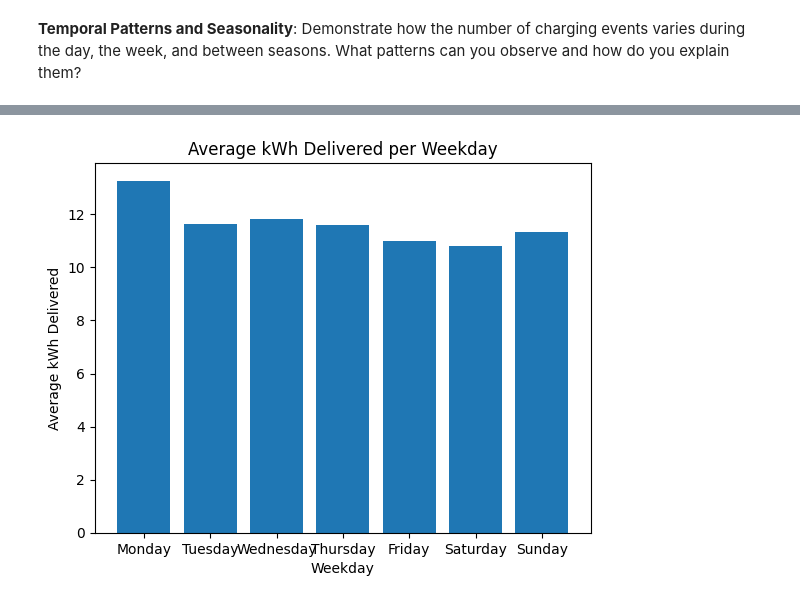
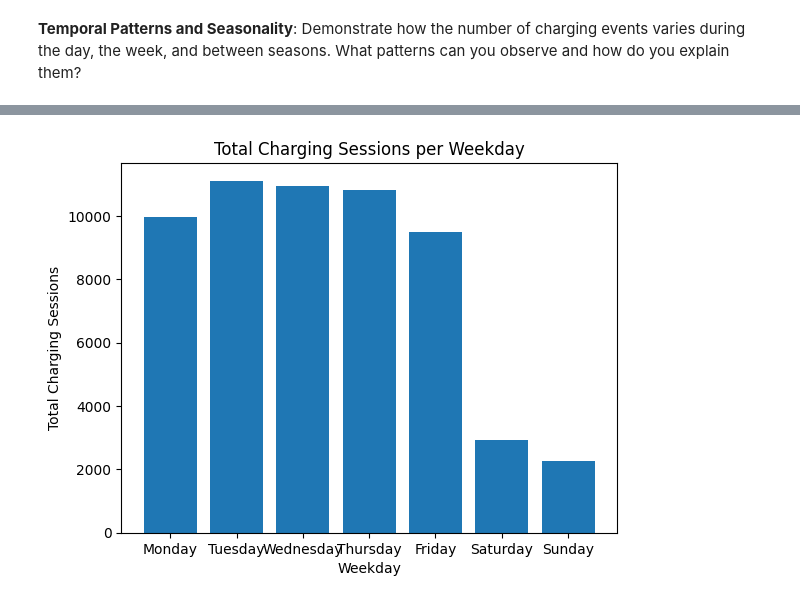
Before and after one commit to S0PEX/AA_Team_9_WS23, a Jupyter notebook: temporal_patterns_seasonality.ipynb, the cells around one changed output, grey strips where cells are left out. Drawn from its saved outputs; the diff is of its cells as text; code cells hidden in the pictures.

Commit message:
refactor: add some new temporal patterns and calculate missing data

```diff
--- a/temporal_patterns_seasonality.ipynb
+++ b/temporal_patterns_seasonality.ipynb
@@ -53,19 +77,12 @@ plt.show()
 # %%
-df_exploration['weekday'] = df_exploration.index.day_name()
-
-# Specify the order of weekdays
 weekday_order = [
     'Monday', 'Tuesday', 'Wednesday', 'Thursday', 'Friday', 'Saturday', 'Sunday'
 ]
-
-# Calculate average kWhDelivered per weekday and order the result
-average_per_weekday = df_exploration.groupby('weekday')['kWhDelivered'].mean().loc[weekday_order]
-
-# Plotting
-plt.bar(average_per_weekday.index, average_per_weekday)
+weekday_counts = df_exploration['weekday'].value_counts().loc[weekday_order]
+plt.bar(weekday_counts.index, weekday_counts)
 plt.xlabel('Weekday')
-plt.ylabel('Average kWh Delivered')
-plt.title('Average kWh Delivered per Weekday')
+plt.ylabel('Total Charging Sessions')
+plt.title('Total Charging Sessions per Weekday')
 plt.show()
 # %% [output]
-[figure, old version]
+[figure, new version]
```
Also changed, not shown: parts of 14 cells of this notebook, 1 other file.
